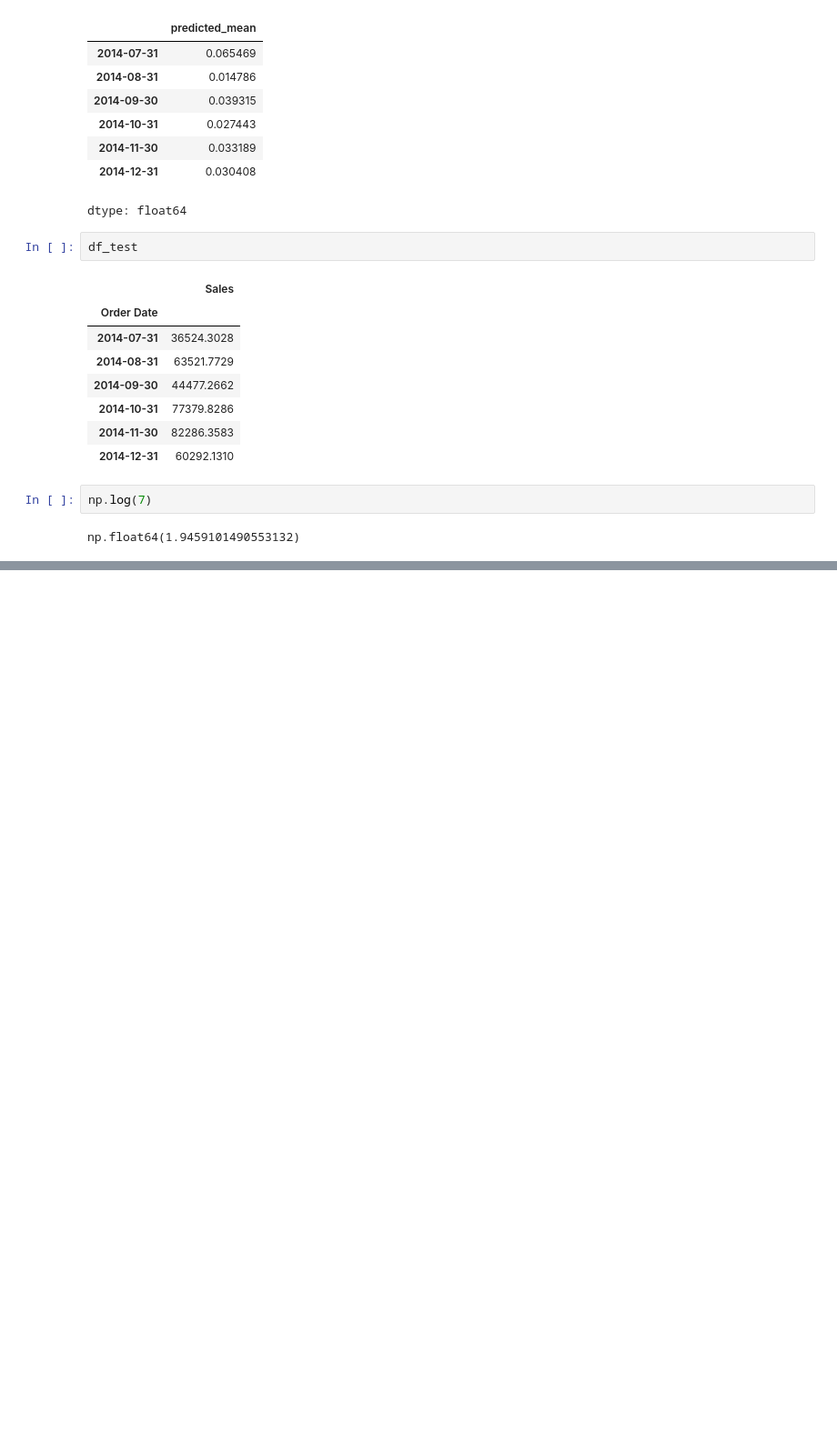
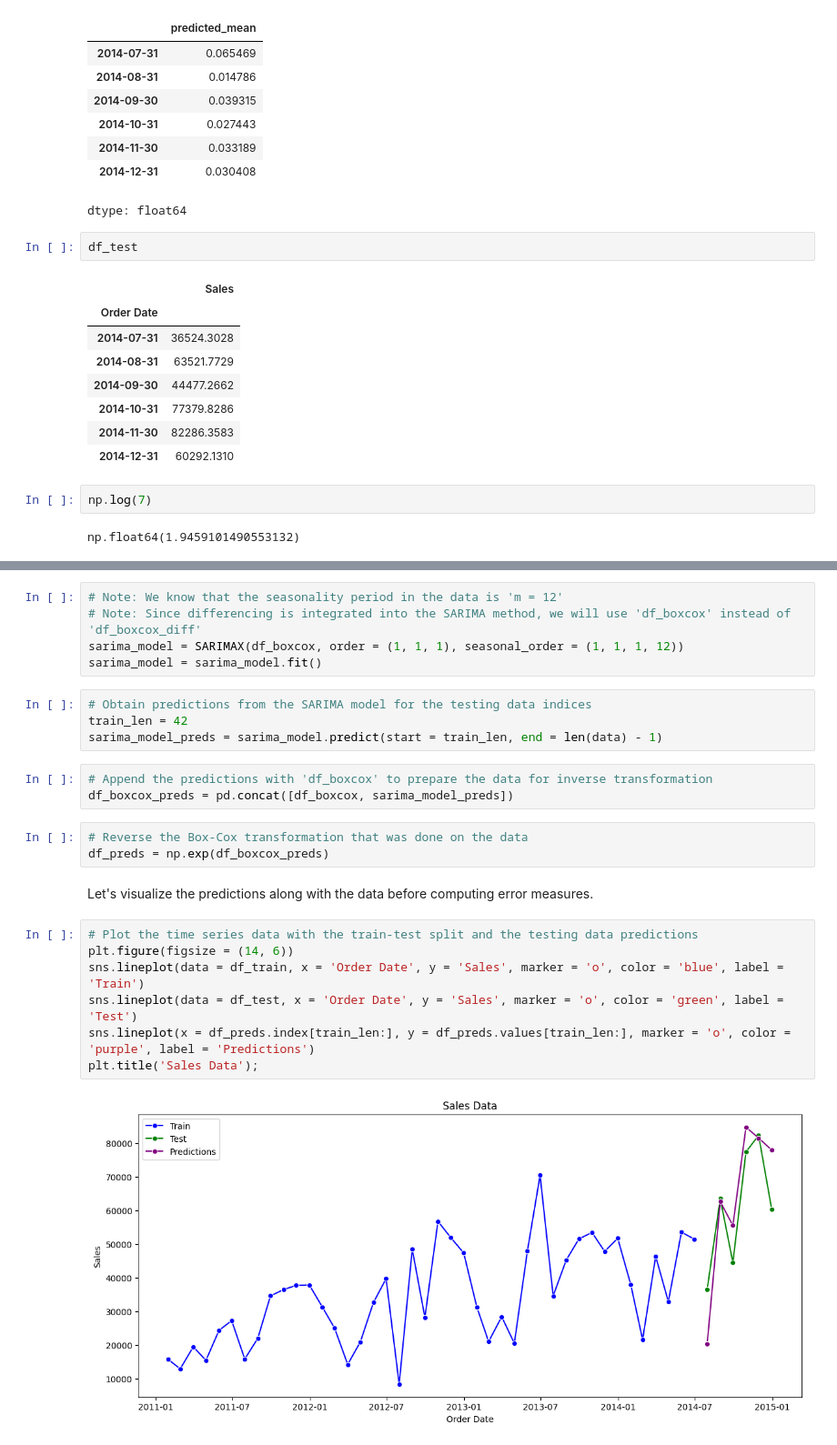
Before and after one commit to sk-shahsi/ML_Model, a Jupyter notebook: Time_series.ipynb, the cells around one changed output, grey strips where cells are left out. Shown at 91% size. Cells and saved outputs as stored; diff of their text form; blank space fills up the shorter version.

```diff
--- a/Time_series.ipynb
+++ b/Time_series.ipynb
@@ -610,0 +722,26 @@ np.float64(1.9459101490553132)
+# %%
+# Note: We know that the seasonality period in the data is 'm = 12'
+# Note: Since differencing is integrated into the SARIMA method, we will use 'df_boxcox' instead of 'df_boxcox_diff'
+sarima_model = SARIMAX(df_boxcox, order = (1, 1, 1), seasonal_order = (1, 1, 1, 12))
+sarima_model = sarima_model.fit()
+# %%
+# Obtain predictions from the SARIMA model for the testing data indices
+train_len = 42
+sarima_model_preds = sarima_model.predict(start = train_len, end = len(data) - 1)
+# %%
+# Append the predictions with 'df_boxcox' to prepare the data for inverse transformation
+df_boxcox_preds = pd.concat([df_boxcox, sarima_model_preds])
+# %%
+# Reverse the Box-Cox transformation that was done on the data
+df_preds = np.exp(df_boxcox_preds)
+# %% [markdown]
+Let's visualize the predictions along with the data before computing error measures.
+# %%
+# Plot the time series data with the train-test split and the testing data predictions
+plt.figure(figsize = (14, 6))
+sns.lineplot(data = df_train, x = 'Order Date', y = 'Sales', marker = 'o', color = 'blue', label = 'Train')
+sns.lineplot(data = df_test, x = 'Order Date', y = 'Sales', marker = 'o', color = 'green', label = 'Test')
+sns.lineplot(x = df_preds.index[train_len:], y = df_preds.values[train_len:], marker = 'o', color = 'purple', label = 'Predictions')
+plt.title('Sales Data');
+# %% [output]
+[figure, added]
```
Also changed, not shown: parts of 28 cells of this notebook.
